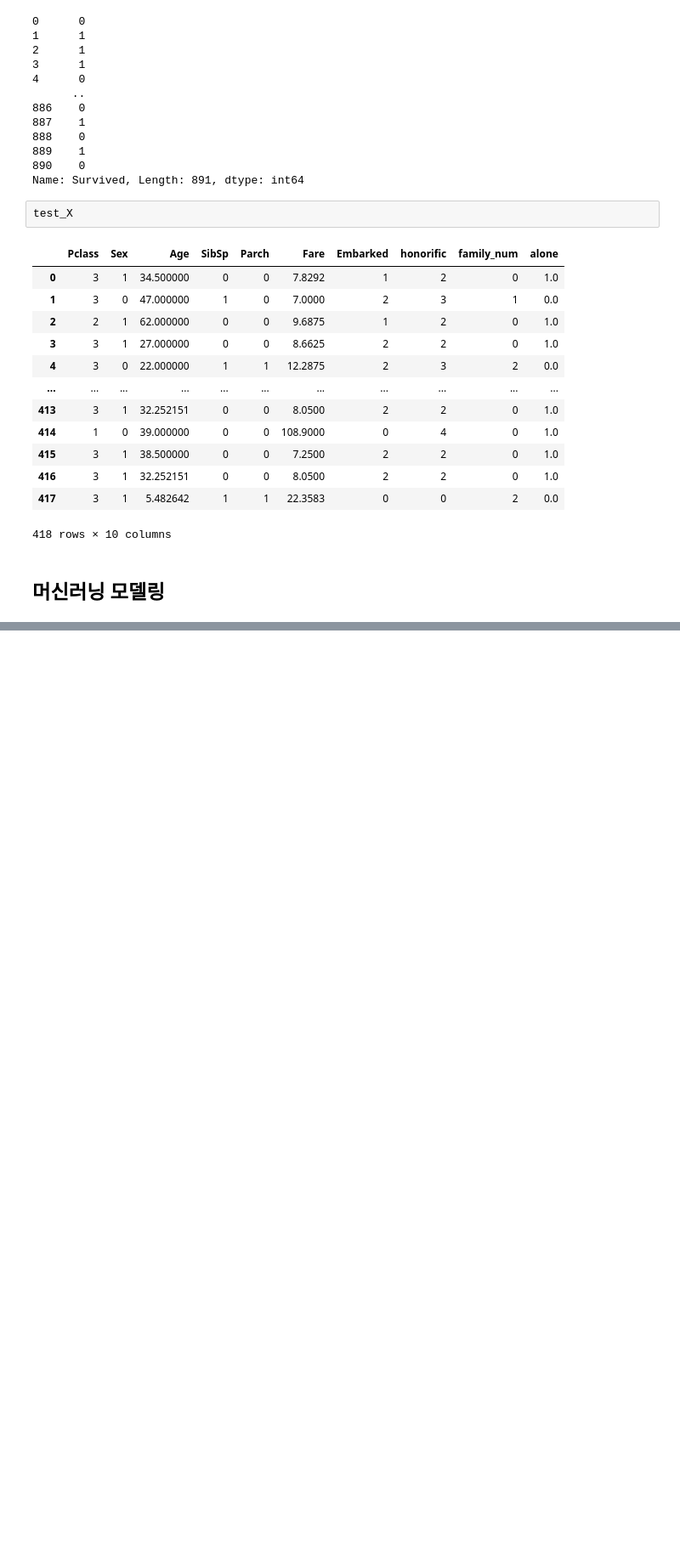
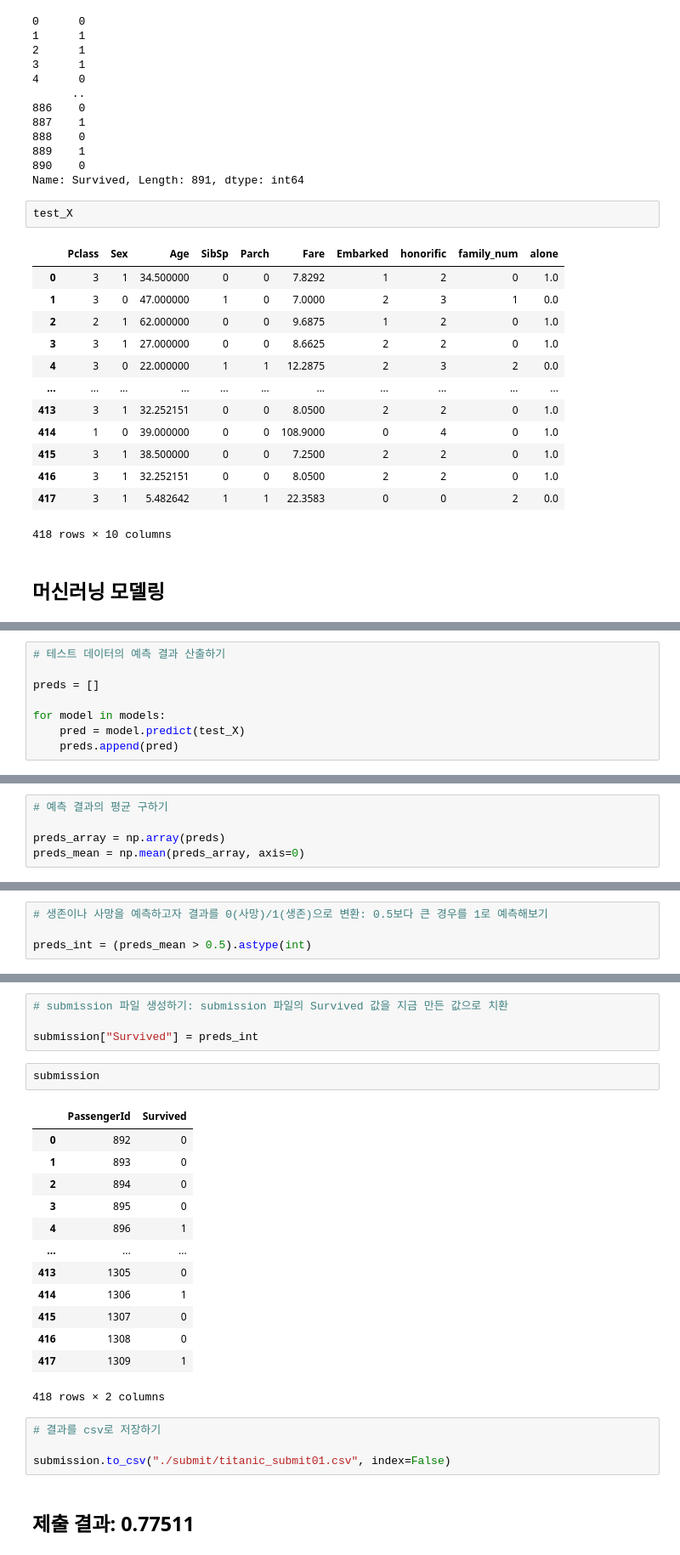
Before and after one commit to LDYWINNER/TIML, a Jupyter notebook: kaggle/titanic_tutorial/titanic_tutorial.ipynb, the cells around one changed output, grey strips where cells are left out. Shown at 85% size. Drawn from its saved outputs; the diff is of its cells as text; blank space fills up the shorter version.

```diff
--- a/kaggle/titanic_tutorial/titanic_tutorial.ipynb
+++ b/kaggle/titanic_tutorial/titanic_tutorial.ipynb
@@ -856,0 +1142,8 @@ test_X
+# %%
+# 테스트 데이터의 예측 결과 산출하기
+
+preds = []
+
+for model in models:
+    pred = model.predict(test_X)
+    preds.append(pred)
@@ -856,0 +1173,5 @@ test_X
+# %%
+# 예측 결과의 평균 구하기
+
+preds_array = np.array(preds)
+preds_mean = np.mean(preds_array, axis=0)
@@ -856,0 +1203,4 @@ test_X
+# %%
+# 생존이나 사망을 예측하고자 결과를 0(사망)/1(생존)으로 변환: 0.5보다 큰 경우를 1로 예측해보기
+
+preds_int = (preds_mean > 0.5).astype(int)
@@ -856,0 +1229,26 @@ test_X
+# %%
+# submission 파일 생성하기: submission 파일의 Survived 값을 지금 만든 값으로 치환
+
+submission["Survived"] = preds_int
+# %%
+submission
+# %% [output]
+|  | PassengerId | Survived |
+| 0 | 892 | 0 |
+| 1 | 893 | 0 |
+| 2 | 894 | 0 |
+| 3 | 895 | 0 |
+| 4 | 896 | 1 |
+| ... | ... | ... |
+| 413 | 1305 | 0 |
+| 414 | 1306 | 1 |
+| 415 | 1307 | 0 |
+| 416 | 1308 | 0 |
+| 417 | 1309 | 1 |
+418 rows × 2 columns
+# %%
+# 결과를 csv로 저장하기
+
+submission.to_csv("./submit/titanic_submit01.csv", index=False)
+# %% [markdown]
+## 제출 결과: 0.77511
```
Also changed, not shown: parts of 45 cells of this notebook, 4 other files.
